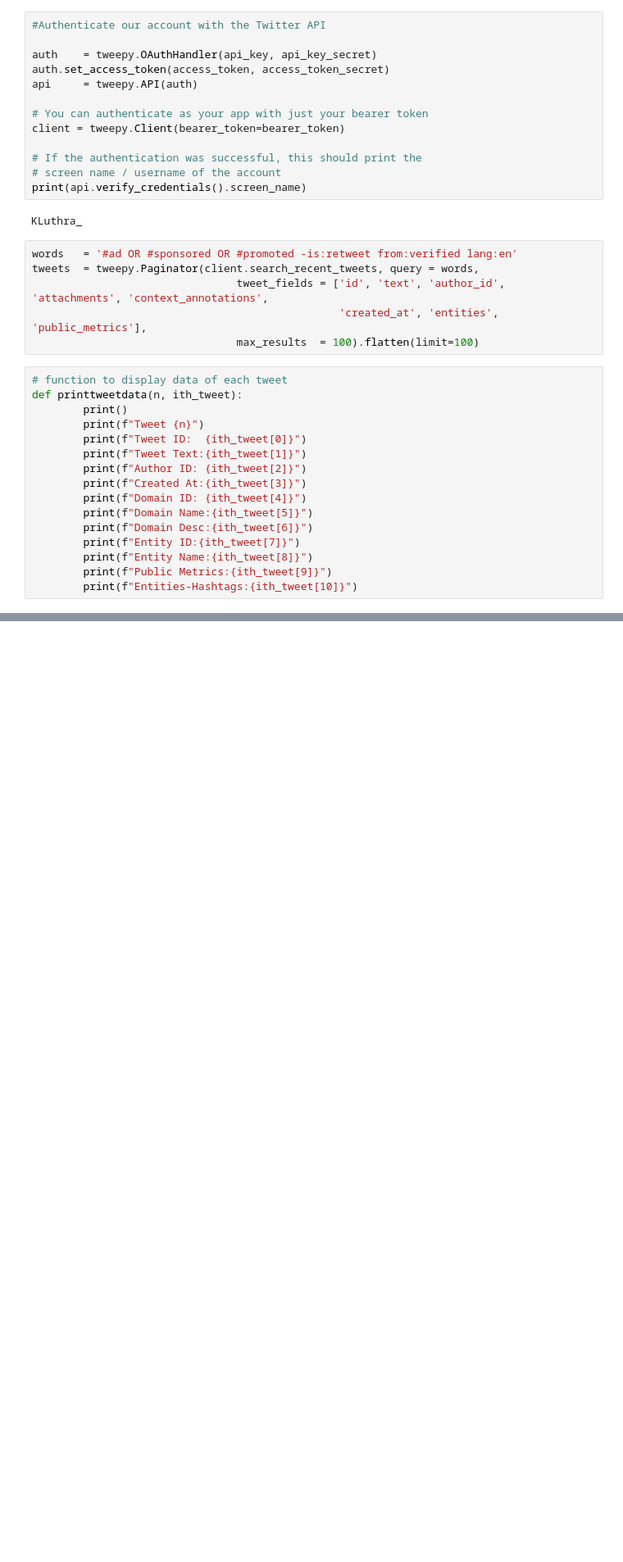
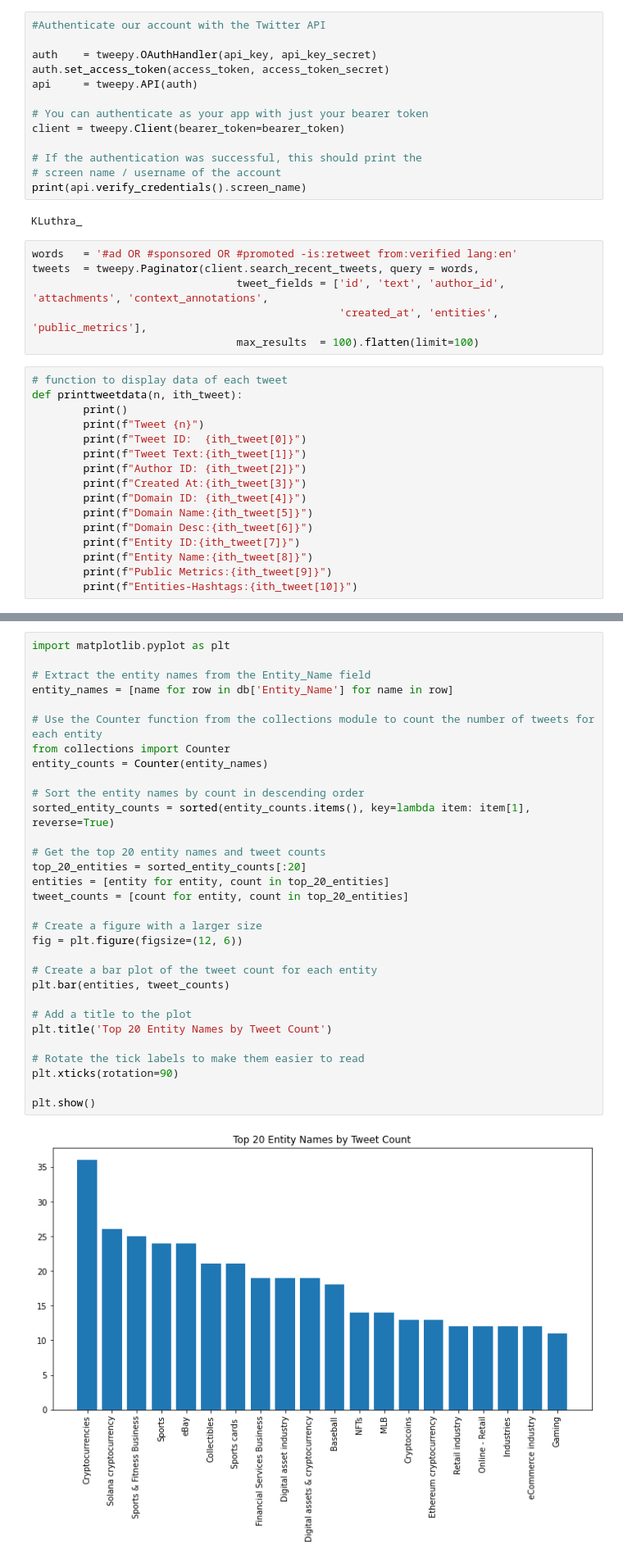
Before and after one commit to Kluthra15/twitter_marketing_ML, a Jupyter notebook: Twitter_Tweepy_Data_Extraction.ipynb, the cells around one changed output, grey strips where cells are left out. Shown at 82% size. Drawn from its saved outputs; the diff is of its cells as text; blank space fills up the shorter version.

```diff
--- a/Twitter_Tweepy_Data_Extraction.ipynb
+++ b/Twitter_Tweepy_Data_Extraction.ipynb
@@ -143,0 +160,33 @@ Scraping has completed!
+# %%
+import matplotlib.pyplot as plt
+
+# Extract the entity names from the Entity_Name field
+entity_names = [name for row in db['Entity_Name'] for name in row]
+
+# Use the Counter function from the collections module to count the number of tweets for each entity
+from collections import Counter
+entity_counts = Counter(entity_names)
+
+# Sort the entity names by count in descending order
+sorted_entity_counts = sorted(entity_counts.items(), key=lambda item: item[1], reverse=True)
+
+# Get the top 20 entity names and tweet counts
+top_20_entities = sorted_entity_counts[:20]
+entities = [entity for entity, count in top_20_entities]
+tweet_counts = [count for entity, count in top_20_entities]
+
+# Create a figure with a larger size
+fig = plt.figure(figsize=(12, 6))
+
+# Create a bar plot of the tweet count for each entity
+plt.bar(entities, tweet_counts)
+
+# Add a title to the plot
+plt.title('Top 20 Entity Names by Tweet Count')
+
+# Rotate the tick labels to make them easier to read
+plt.xticks(rotation=90)
+
+plt.show()
+# %% [output]
+[figure, added]
```
Also changed, not shown: parts of 3 cells of this notebook.
